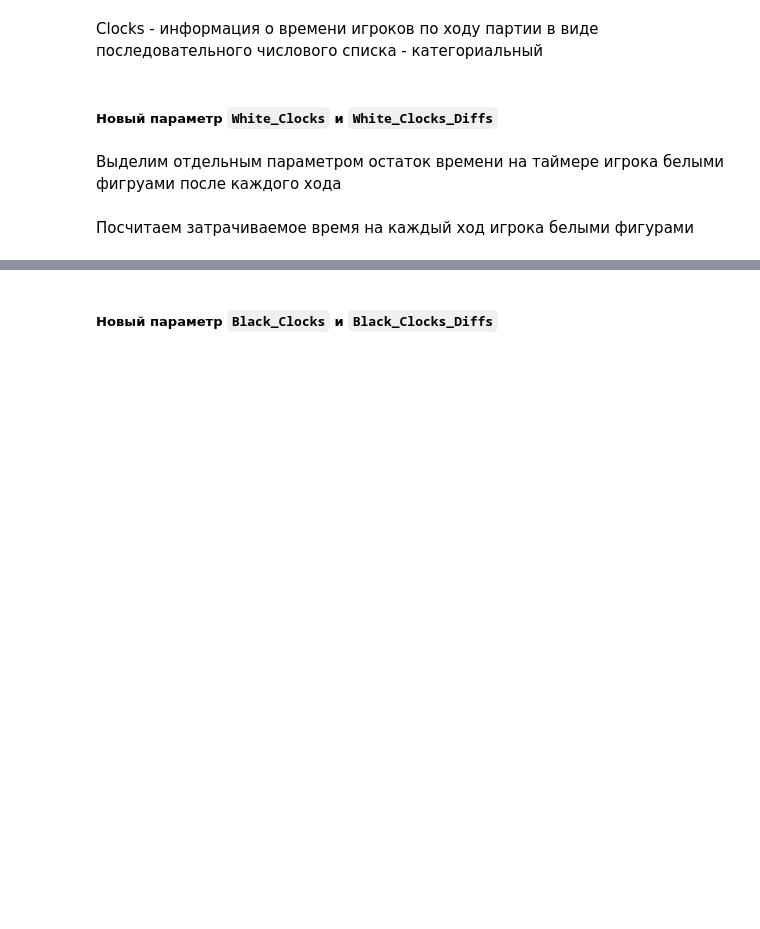
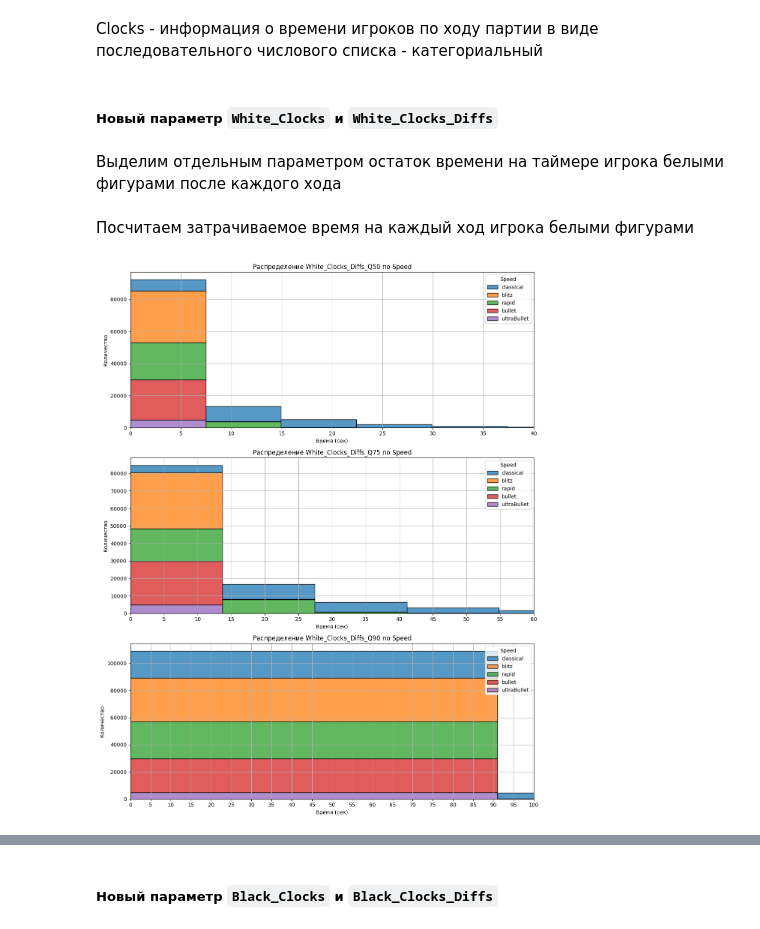
Before and after one commit to Alisa-Shikanyan/ABD-3-chess, a Jupyter notebook: EDA.ipynb, the cells around one changed output, grey strips where cells are left out. Saved outputs shown, nothing was run; the diff lists cells and outputs as text; code cells hidden in the pictures; blank space fills up the shorter version.

```diff
--- a/EDA.ipynb
+++ b/EDA.ipynb
@@ -1110,7 +1110,7 @@ Clocks - информация о времени игроков по ходу п
 # %% [markdown]
 ##### Новый параметр `White_Clocks` и `White_Clocks_Diffs`
 # %% [markdown]
-Выделим отдельным параметром остаток времени на таймере игрока белыми фигруами после каждого хода
+Выделим отдельным параметром остаток времени на таймере игрока белыми фигурами после каждого хода
 # %%
 df['White_Clocks'] = df['Clocks'].apply(lambda x: x[::2])
 # %% [markdown]
@@ -1134,4 +1134,34 @@ df['White_Q75'] = df['White_Clocks_Diffs'].apply(
     lambda x: np.quantile(x, 0.75).round(2))
 df['White_Q90'] = df['White_Clocks_Diffs'].apply(
     lambda x: np.quantile(x, 0.9).round(2))
+# %%
+fig, axes = plt.subplots(3, 1, figsize=(12, 15))
+
+sns.histplot(data=df, x='White_Q50', hue='Speed', bins=30,
+             multiple='stack', ax=axes[0])
+axes[0].set_title('Распределение White_Clocks_Diffs_Q50 по Speed')
+axes[0].set_xlim(0, 40)
+axes[0].set_xticks(range(0, 41, 5))
+
+sns.histplot(data=df, x='White_Q75', hue='Speed', bins=30,
+             multiple='stack', ax=axes[1])
+axes[1].set_title('Распределение White_Clocks_Diffs_Q75 по Speed')
+axes[1].set_xlim(0, 60)
+axes[1].set_xticks(range(0, 61, 5))
+
+sns.histplot(data=df, x='White_Q90', hue='Speed', bins=30,
+             multiple='stack', ax=axes[2])
+axes[2].set_title('Распределение White_Clocks_Diffs_Q90 по Speed')
+axes[2].set_xlim(0, 100)
+axes[2].set_xticks(range(0, 101, 5))
+
+for ax in axes:
+    ax.set_xlabel('Время (сек)')
+    ax.set_ylabel('Количество')
+    ax.grid(True)
+
+plt.tight_layout()
+plt.show()
+# %% [output]
+[figure, added]
 # %%
```
Also changed, not shown: parts of 10 cells of this notebook.
